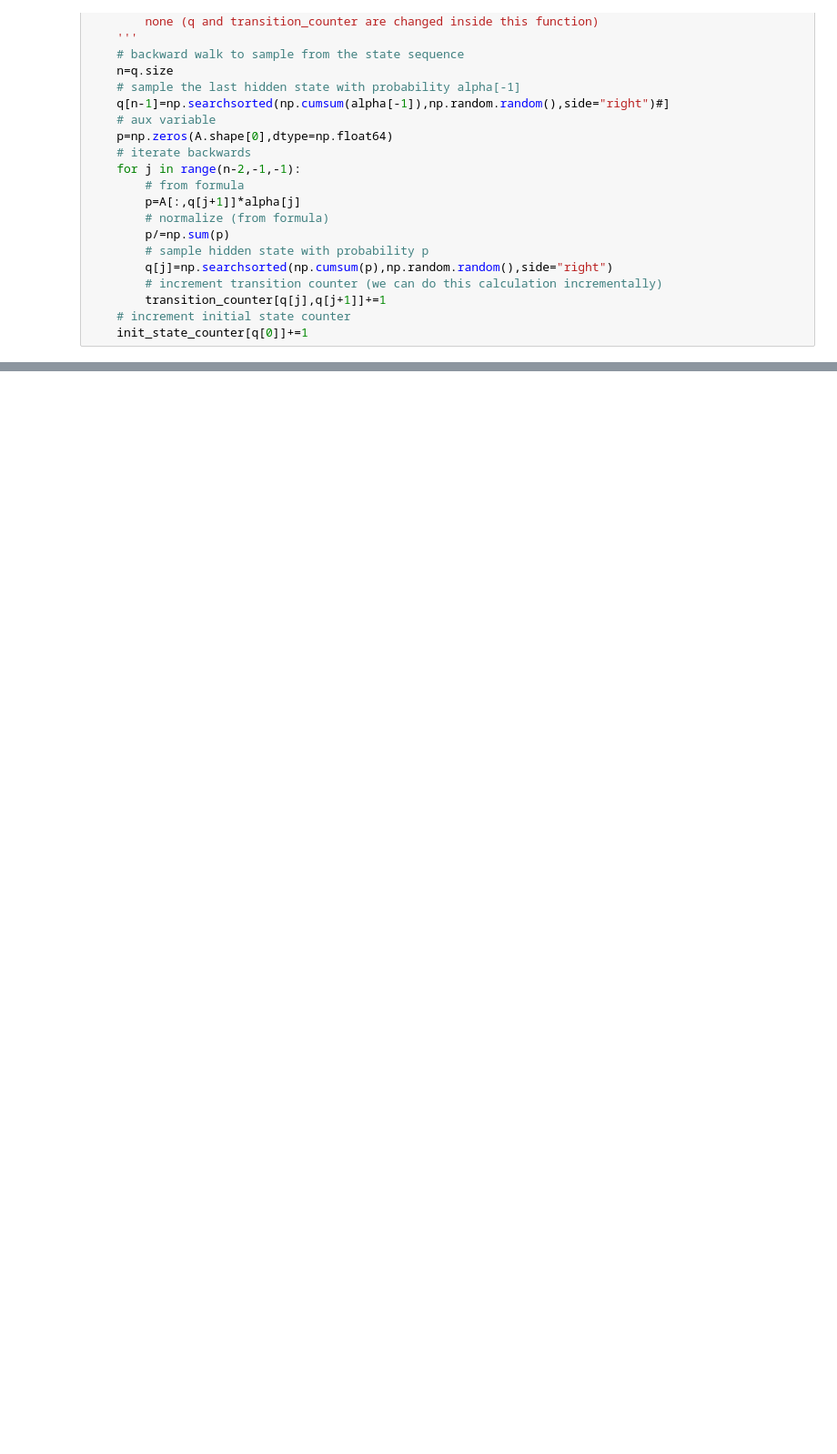
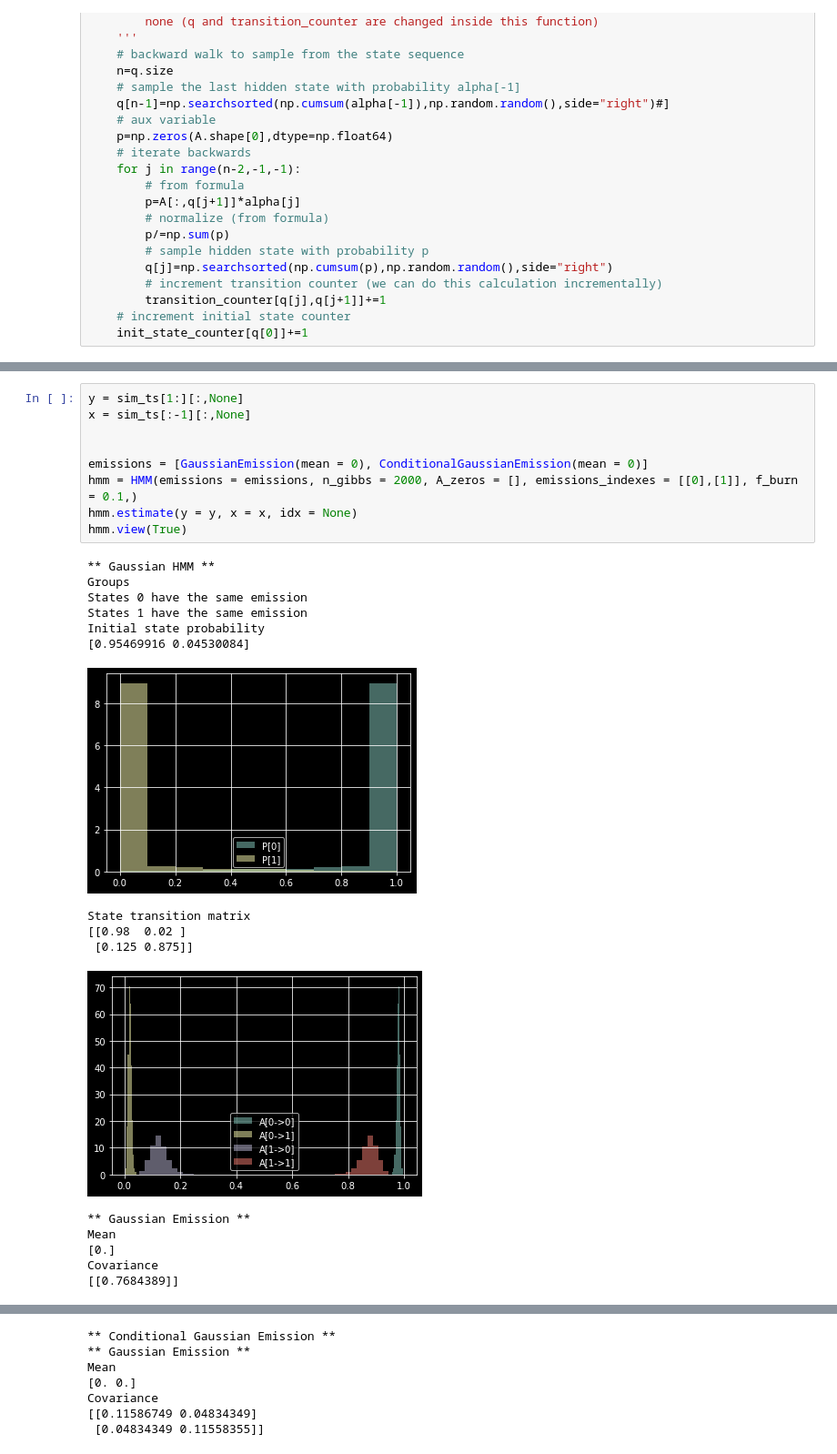
Before and after one commit to ruijaulino/seqm, a Jupyter notebook: examples/hmm_generic_dev.ipynb, the cells around one changed output, grey strips where cells are left out. Shown at 91% size. Drawn from its saved outputs; the diff is of its cells as text; blank space fills up the shorter version.

```diff
--- a/examples/hmm_generic_dev.ipynb
+++ b/examples/hmm_generic_dev.ipynb
@@ -638,0 +901,26 @@ plt.show()
+# %%
+y = sim_ts[1:][:,None]
+x = sim_ts[:-1][:,None]
+
+
+emissions = [GaussianEmission(mean = 0), ConditionalGaussianEmission(mean = 0)]
+hmm = HMM(emissions = emissions, n_gibbs = 2000, A_zeros = [], emissions_indexes = [[0],[1]], f_burn = 0.1,)
+hmm.estimate(y = y, x = x, idx = None)
+hmm.view(True)
+# %% [output]
+** Gaussian HMM **
+Groups
+States 0 have the same emission
+States 1 have the same emission
+Initial state probability
+[0.95469916 0.04530084]
+[figure, added]
+State transition matrix
+[[0.98  0.02 ]
+ [0.125 0.875]]
+[figure, added]
+** Gaussian Emission **
+Mean
+[0.]
+Covariance
+[[0.7684389]]
@@ -638,0 +929,7 @@ plt.show()
+** Conditional Gaussian Emission **
+** Gaussian Emission **
+Mean
+[0. 0.]
+Covariance
+[[0.11586749 0.04834349]
+ [0.04834349 0.11558355]]
```
Also changed, not shown: parts of 14 cells of this notebook.
